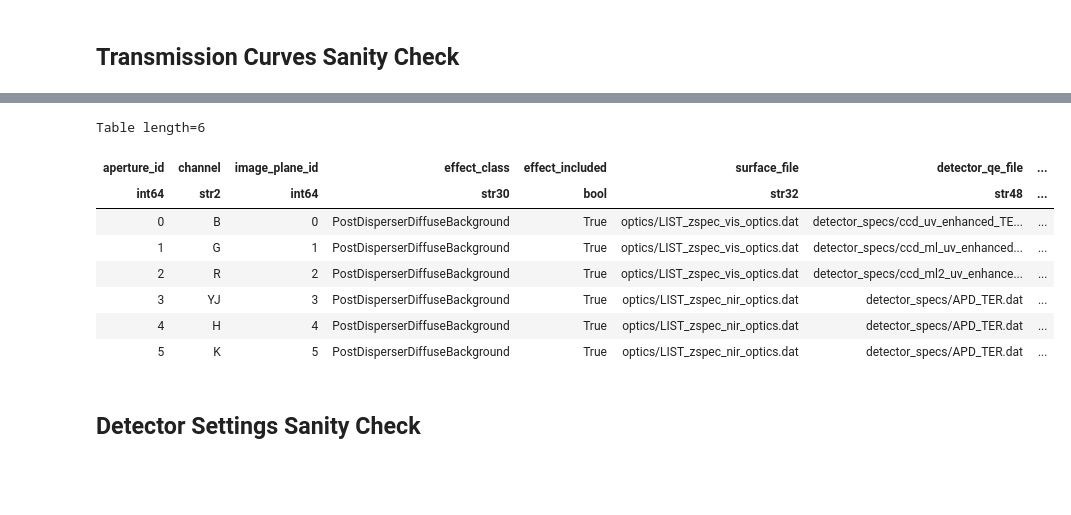
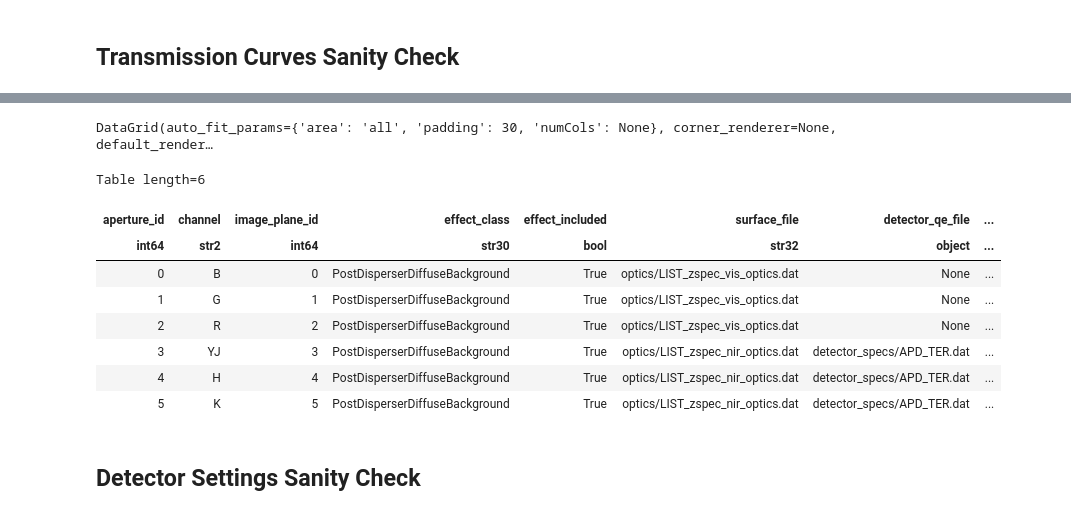
Before and after one commit to CaltechOpticalObservatories/zs-scopesim, a Jupyter notebook: notebooks/zshooter_validation.ipynb, the cells around one changed output, grey strips where cells are left out. Cells and saved outputs as stored; diff of their text form; code cells hidden in the pictures; blank space fills up the shorter version.

```diff
--- a/notebooks/zshooter_validation.ipynb
+++ b/notebooks/zshooter_validation.ipynb
@@ -221,6 +197,8 @@ This check collapses only optics tagged `emission_phase = post_disperser` into i
 # %%
-post_diffuse_data = build_post_disperser_diffuse_background_data(zs, wave_nm=wave_nm)
+post_diffuse_data = build_post_disperser_diffuse_background_data(
+    zs, wave_nm=wave_nm, qe_selector_name=None,
+)
 validate_post_disperser_diffuse_background_data(post_diffuse_data)
 fig, axes = plot_post_disperser_diffuse_background(post_diffuse_data)
-post_diffuse_data["details"]
+post_diffuse_data["details"]  #.show_in_notebook(display_length=-1)
 # %% [output]
@@ -247,14 +229,23 @@ Table length=129
+# %%
+qe_accounting = detector_qe_accounting_table(
+    transmission_data, emissivity_data, post_diffuse_data,
+)
+qe_accounting.show_in_notebook(display_length=-1)
+# %% [output]
+DataGrid(auto_fit_params={'area': 'all', 'padding': 30, 'numCols': None}, corner_renderer=None, default_render…
 # %%
-post_diffuse_consistency = post_disperser_diffuse_effect_consistency_table(zs, post_diffuse_data)
+post_diffuse_consistency = post_disperser_diffuse_effect_consistency_table(
+    zs, post_diffuse_data, qe_selector_name=None,
+)
 validate_post_disperser_diffuse_effect_consistency(post_diffuse_consistency)
 post_diffuse_consistency
 # %% [output]
 Table length=6
 | aperture_id | channel | image_plane_id | effect_class | effect_included | surface_file | detector_qe_file | ... |
-| int64 | str2 | int64 | str30 | bool | str32 | str48 | ... |
-| 0 | B | 0 | PostDisperserDiffuseBackground | True | optics/LIST_zspec_vis_optics.dat | detector_specs/ccd_uv_enhanced_TE... | ... |
-| 1 | G | 1 | PostDisperserDiffuseBackground | True | optics/LIST_zspec_vis_optics.dat | detector_specs/ccd_ml_uv_enhanced... | ... |
-| 2 | R | 2 | PostDisperserDiffuseBackground | True | optics/LIST_zspec_vis_optics.dat | detector_specs/ccd_ml2_uv_enhance... | ... |
+| int64 | str2 | int64 | str30 | bool | str32 | object | ... |
+| 0 | B | 0 | PostDisperserDiffuseBackground | True | optics/LIST_zspec_vis_optics.dat | None | ... |
+| 1 | G | 1 | PostDisperserDiffuseBackground | True | optics/LIST_zspec_vis_optics.dat | None | ... |
+| 2 | R | 2 | PostDisperserDiffuseBackground | True | optics/LIST_zspec_vis_optics.dat | None | ... |
 | 3 | YJ | 3 | PostDisperserDiffuseBackground | True | optics/LIST_zspec_nir_optics.dat | detector_specs/APD_TER.dat | ... |
 | 4 | H | 4 | PostDisperserDiffuseBackground | True | optics/LIST_zspec_nir_optics.dat | detector_specs/APD_TER.dat | ... |
 | 5 | K | 5 | PostDisperserDiffuseBackground | True | optics/LIST_zspec_nir_optics.dat | detector_specs/APD_TER.dat | ... |
```
Also changed, not shown: parts of 16 cells of this notebook, 2 other files.
